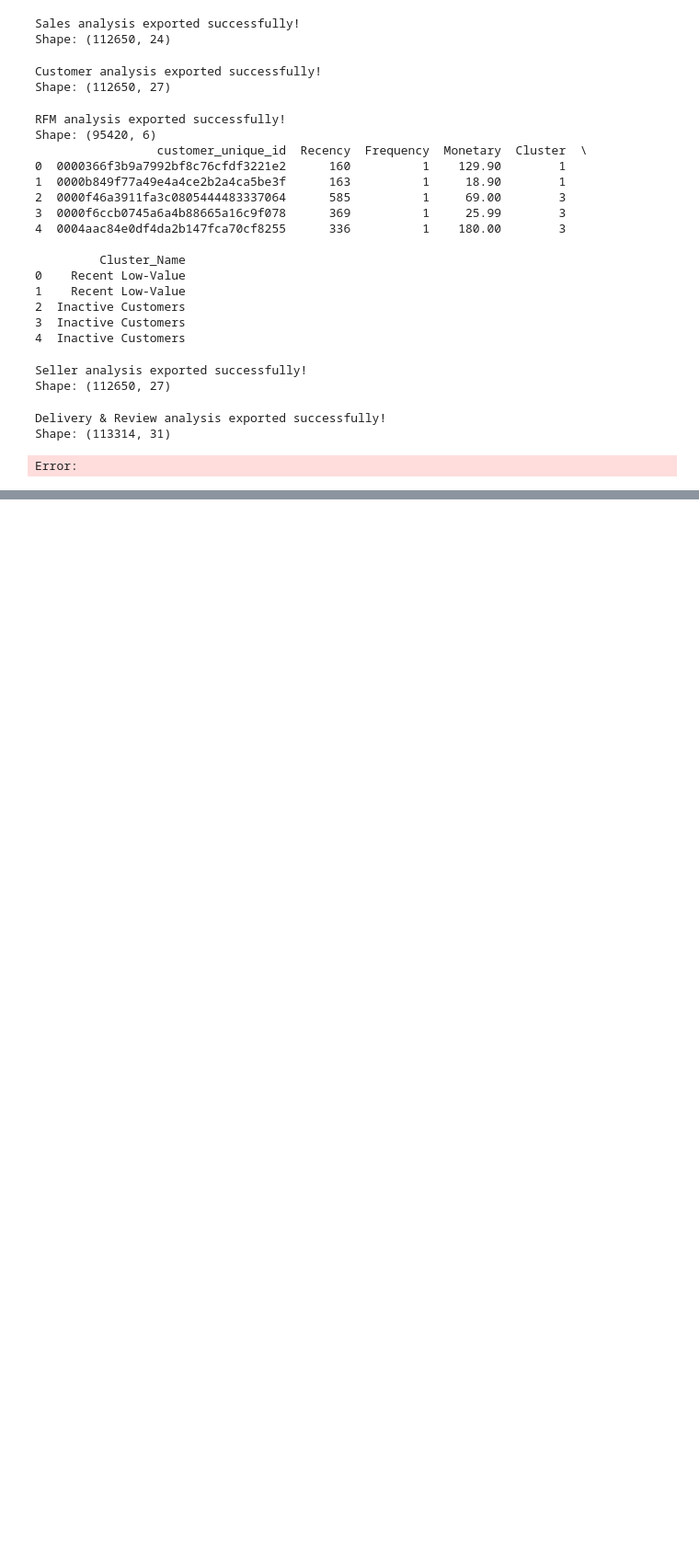
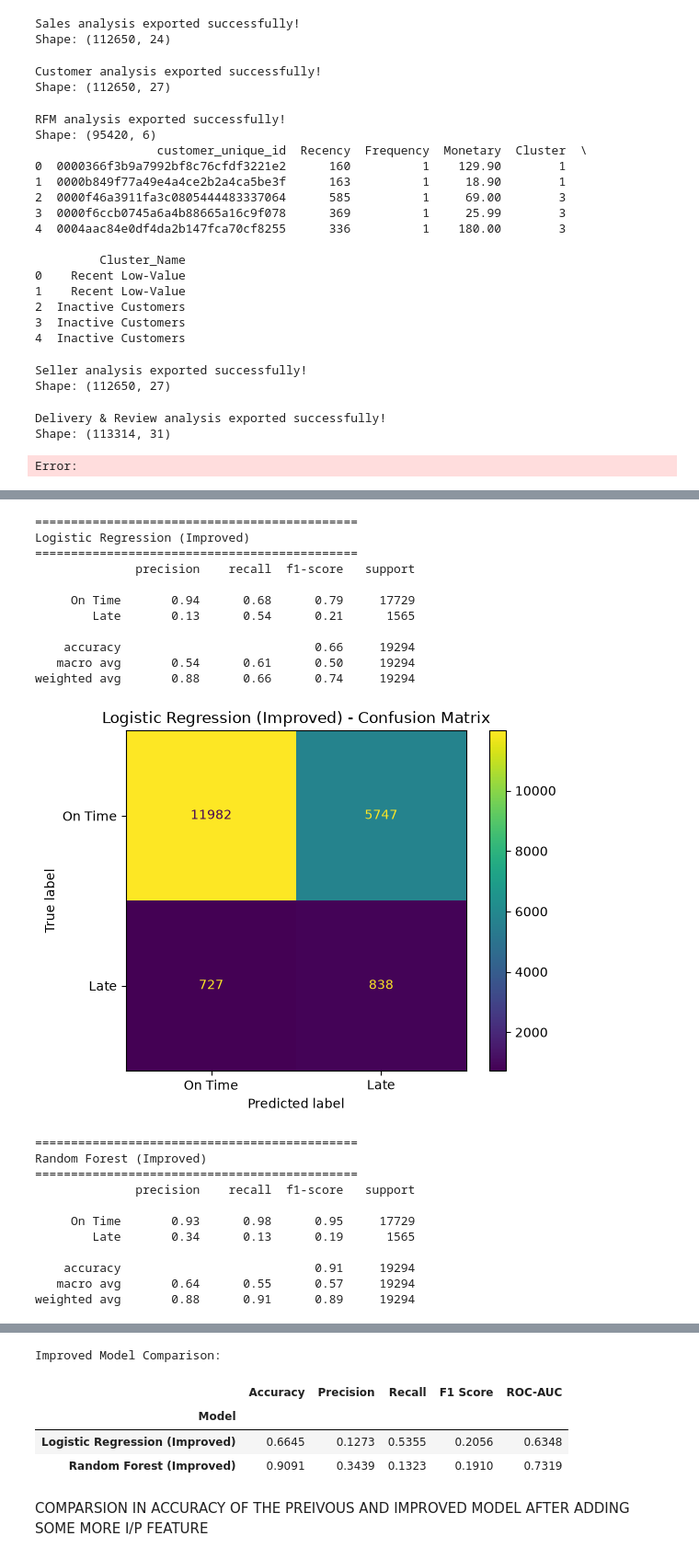
Before and after one commit to Suh-2223/E-Commerce-Sales-Customer-Intelligence-System, a Jupyter notebook: notebooks/Intelligence (2).ipynb, the cells around one changed output, grey strips where cells are left out. Shown at 92% size. Drawn from its saved outputs; the diff is of its cells as text; code cells hidden in the pictures; blank space fills up the shorter version.

```diff
--- a/notebooks/Intelligence (2).ipynb
+++ b/notebooks/Intelligence (2).ipynb
@@ -2076,0 +2653,70 @@ Error:
+# %%
+
+from sklearn.metrics import (
+    accuracy_score, precision_score, recall_score,
+    f1_score, roc_auc_score, classification_report,
+    confusion_matrix, ConfusionMatrixDisplay
+)
+import pandas as pd
+import matplotlib.pyplot as plt
+
+results_v2 = []
+
+for name, model in models_v2.items():
+    y_pred = model.predict(X_test_v2)
+    y_prob = model.predict_proba(X_test_v2)[:, 1]
+
+    results_v2.append({
+        "Model": name,
+        "Accuracy": accuracy_score(y_test_v2, y_pred),
+        "Precision": precision_score(y_test_v2, y_pred, zero_division=0),
+        "Recall": recall_score(y_test_v2, y_pred, zero_division=0),
+        "F1 Score": f1_score(y_test_v2, y_pred, zero_division=0),
+        "ROC-AUC": roc_auc_score(y_test_v2, y_prob)
+    })
+
+    print(f"\n{'=' * 45}")
+    print(name)
+    print("=" * 45)
+    print(classification_report(
+        y_test_v2,
+        y_pred,
+        target_names=["On Time", "Late"],
+        zero_division=0
+    ))
+
+    ConfusionMatrixDisplay(
+        confusion_matrix=confusion_matrix(y_test_v2, y_pred),
+        display_labels=["On Time", "Late"]
+    ).plot()
+    plt.title(f"{name} - Confusion Matrix")
+    plt.show()
+
+results_df_v2 = pd.DataFrame(results_v2).set_index("Model")
+
+print("\nImproved Model Comparison:")
+display(results_df_v2.round(4))
+# %% [output]
+=============================================
+Logistic Regression (Improved)
+=============================================
+              precision    recall  f1-score   support
+
+     On Time       0.94      0.68      0.79     17729
+        Late       0.13      0.54      0.21      1565
+
+    accuracy                           0.66     19294
+   macro avg       0.54      0.61      0.50     19294
+weighted avg       0.88      0.66      0.74     19294
+[figure, added]
+=============================================
+Random Forest (Improved)
+=============================================
+              precision    recall  f1-score   support
+
+     On Time       0.93      0.98      0.95     17729
+        Late       0.34      0.13      0.19      1565
+
+    accuracy                           0.91     19294
+   macro avg       0.64      0.55      0.57     19294
+weighted avg       0.88      0.91      0.89     19294
@@ -2076,0 +2724,7 @@ Error:
+Improved Model Comparison:
+|  | Accuracy | Precision | Recall | F1 Score | ROC-AUC |
+| Model |  |  |  |  |  |
+| Logistic Regression (Improved) | 0.6645 | 0.1273 | 0.5355 | 0.2056 | 0.6348 |
+| Random Forest (Improved) | 0.9091 | 0.3439 | 0.1323 | 0.1910 | 0.7319 |
+# %% [markdown]
+COMPARSION IN ACCURACY OF THE PREIVOUS AND IMPROVED MODEL AFTER ADDING SOME MORE I/P FEATURE
```
Also changed, not shown: parts of 55 cells of this notebook, 14 other files.
